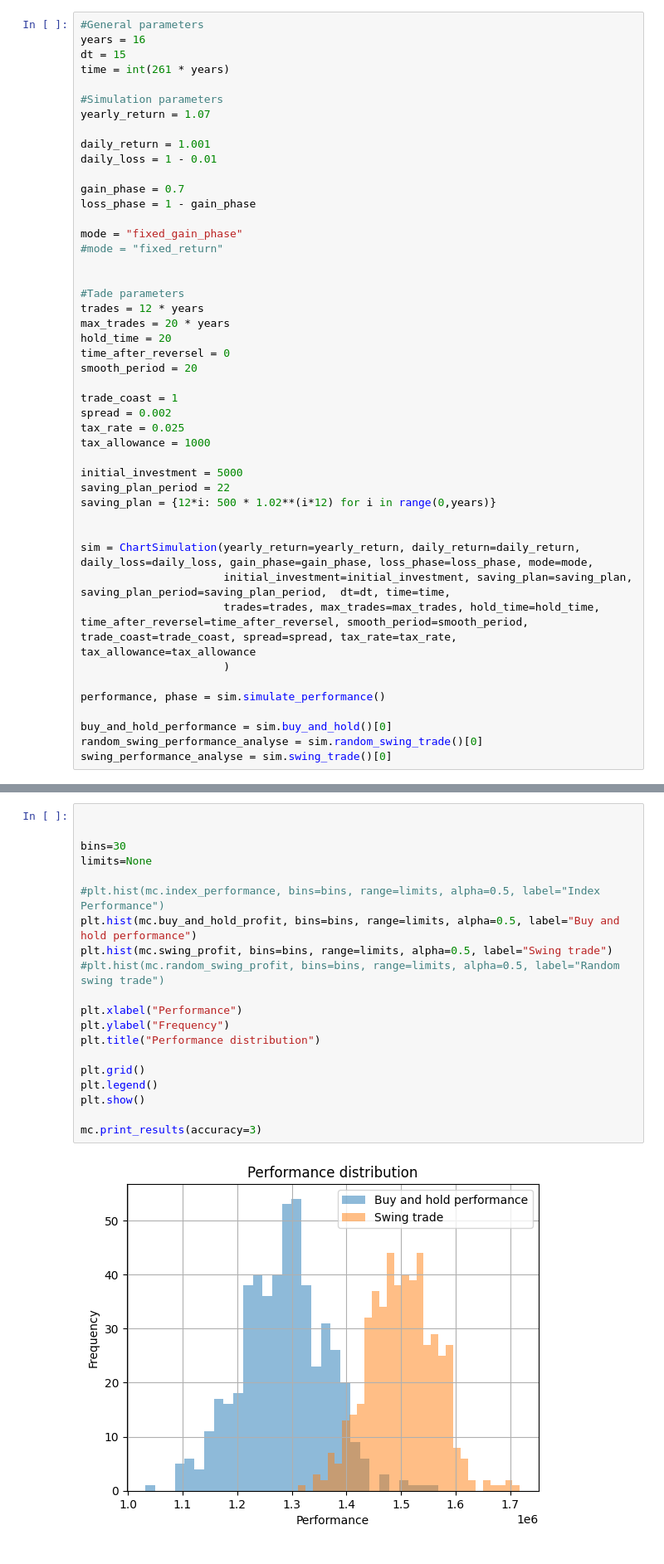
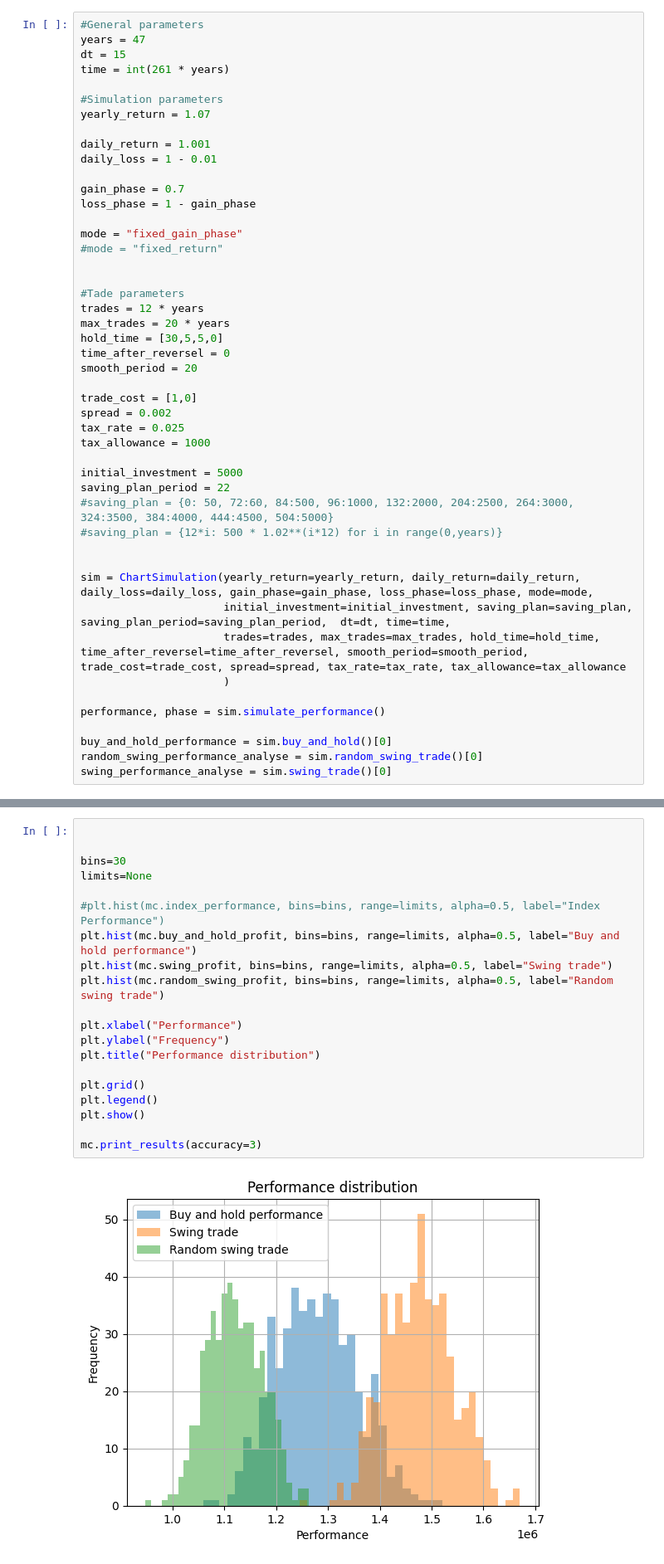
Before and after one commit to katakoruma/Chart-Strategy-Simulation, a Jupyter notebook: run_simulation.ipynb, the cells around one changed output, grey strips where cells are left out. Shown at 83% size. Drawn from its saved outputs; the diff is of its cells as text.

```diff
--- a/run_simulation.ipynb
+++ b/run_simulation.ipynb
@@ -4,7 +4,7 @@ import matplotlib.pyplot as plt
 from performance_simulation import *
 # %%
 #General parameters
-years = 16
+years = 47
 dt = 15
 time = int(261 * years)
 
@@ -24,23 +24,24 @@ mode = "fixed_gain_phase"
 #Tade parameters
 trades = 12 * years
 max_trades = 20 * years
-hold_time = 20
+hold_time = [30,5,5,0]
 time_after_reversel = 0
 smooth_period = 20
 
-trade_coast = 1
+trade_cost = [1,0]
 spread = 0.002
 tax_rate = 0.025
 tax_allowance = 1000
 
 initial_investment = 5000
 saving_plan_period = 22
-saving_plan = {12*i: 500 * 1.02**(i*12) for i in range(0,years)}
+#saving_plan = {0: 50, 72:60, 84:500, 96:1000, 132:2000, 204:2500, 264:3000, 324:3500, 384:4000, 444:4500, 504:5000}
+#saving_plan = {12*i: 500 * 1.02**(i*12) for i in range(0,years)}
 
 
 sim = ChartSimulation(yearly_return=yearly_return, daily_return=daily_return, daily_loss=daily_loss, gain_phase=gain_phase, loss_phase=loss_phase, mode=mode,
                       initial_investment=initial_investment, saving_plan=saving_plan, saving_plan_period=saving_plan_period,  dt=dt, time=time,
-                      trades=trades, max_trades=max_trades, hold_time=hold_time, time_after_reversel=time_after_reversel, smooth_period=smooth_period, trade_coast=trade_coast, spread=spread, tax_rate=tax_rate, tax_allowance=tax_allowance
+                      trades=trades, max_trades=max_trades, hold_time=hold_time, time_after_reversel=time_after_reversel, smooth_period=smooth_period, trade_cost=trade_cost, spread=spread, tax_rate=tax_rate, tax_allowance=tax_allowance
                       )
 
 performance, phase = sim.simulate_performance()
@@ -96,25 +97,25 @@ _ = mc.mc_artificial_chart(n=500)
 # %%
 
 
 bins=30
 limits=None
 
 #plt.hist(mc.index_performance, bins=bins, range=limits, alpha=0.5, label="Index Performance")
 plt.hist(mc.buy_and_hold_profit, bins=bins, range=limits, alpha=0.5, label="Buy and hold performance")
 plt.hist(mc.swing_profit, bins=bins, range=limits, alpha=0.5, label="Swing trade")
-#plt.hist(mc.random_swing_profit, bins=bins, range=limits, alpha=0.5, label="Random swing trade")
+plt.hist(mc.random_swing_profit, bins=bins, range=limits, alpha=0.5, label="Random swing trade")
 
 plt.xlabel("Performance")
 plt.ylabel("Frequency")
 plt.title("Performance distribution")
 
 plt.grid()
 plt.legend()
 plt.show()
 
 mc.print_results(accuracy=3)
 # %% [output]
-[figure, old version]
+[figure, new version]
 Initial invetment:  5000
 Total money invested:  931627.9436288902
 
```
Also changed, not shown: parts of 2 cells of this notebook, 2 other files.
